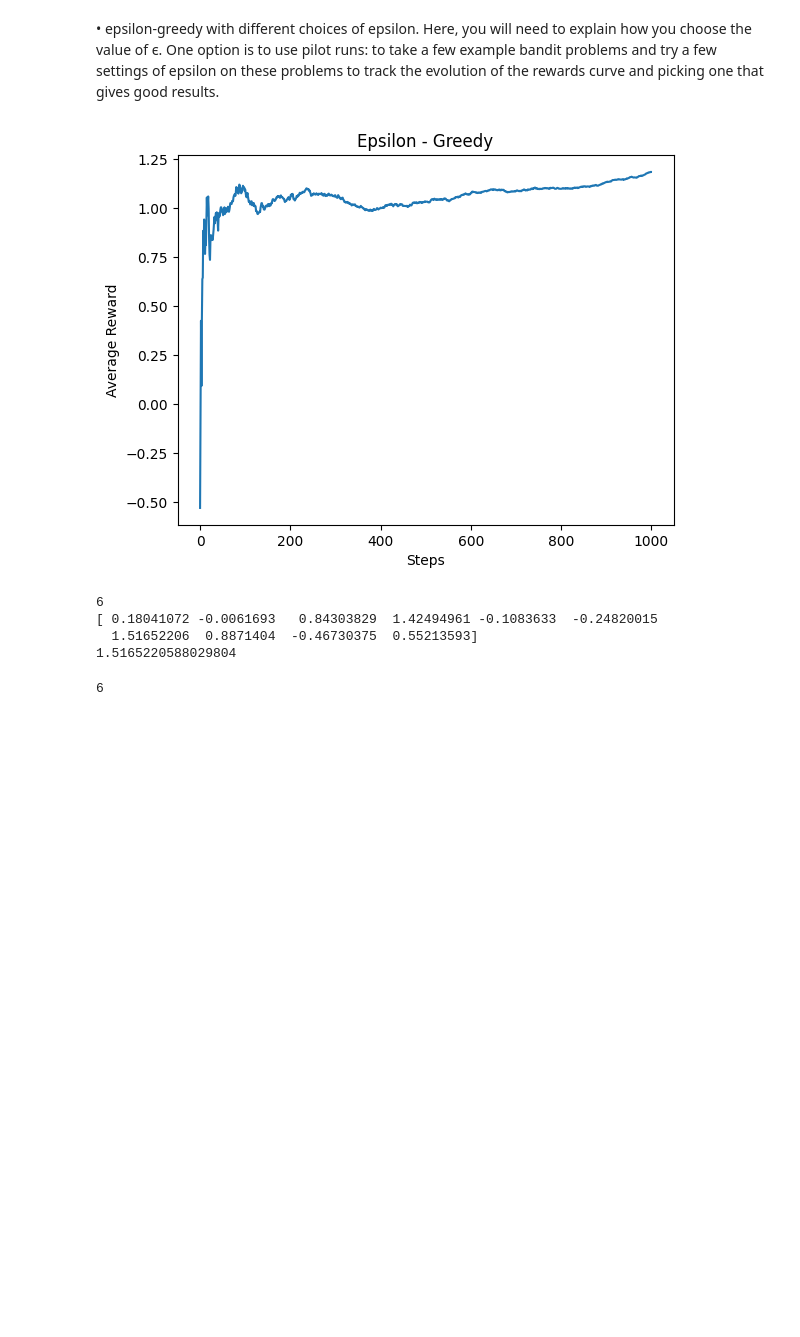
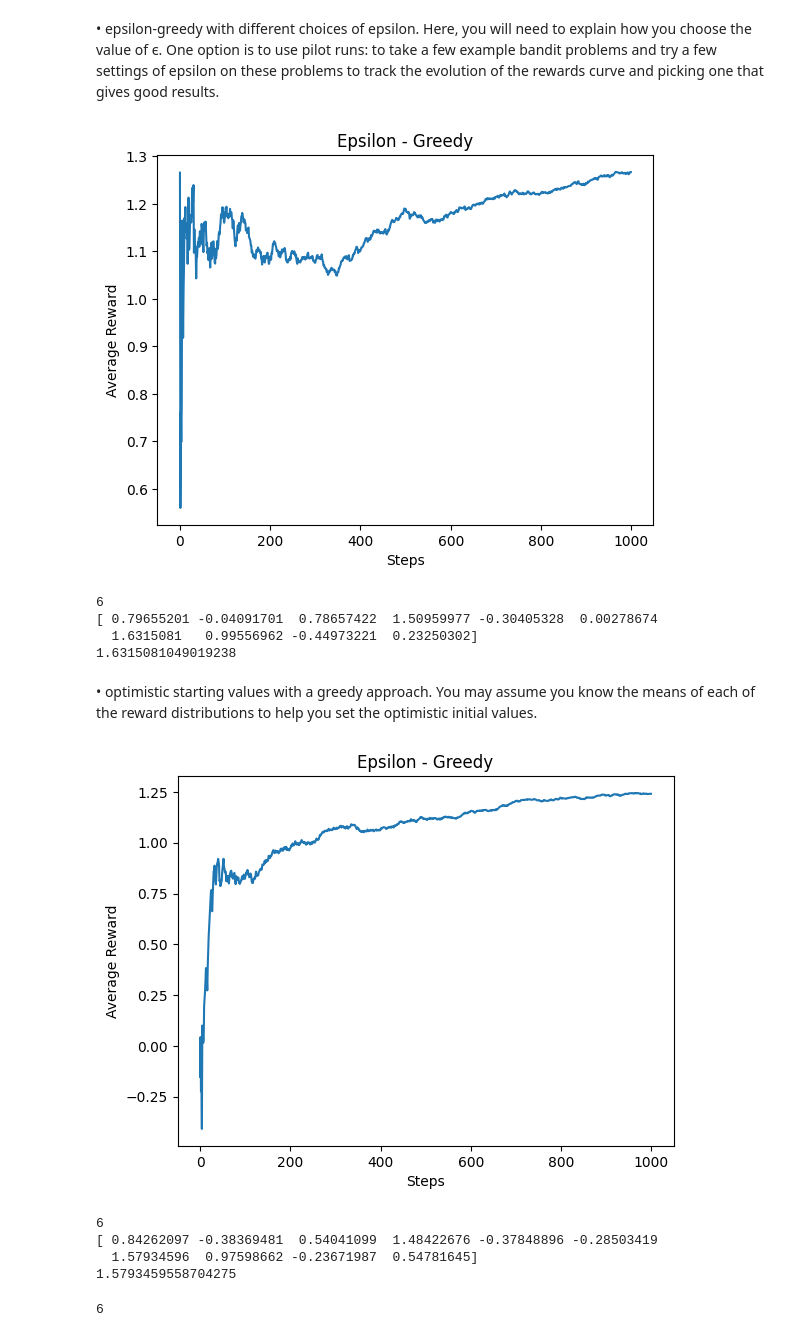
Before and after one commit to Mausoleoo/Multi-Armed-Bandit-Algorithm, a Jupyter notebook: Bandit Learning.ipynb, the cells around one changed output. Saved outputs shown, nothing was run; the diff lists cells and outputs as text; code cells hidden in the pictures; blank space fills up the shorter version.

```diff
--- a/Bandit Learning.ipynb
+++ b/Bandit Learning.ipynb
@@ -21,11 +75,3 @@ individually or in pairs.
 1 Part 1
 
 We start by looking at a simple bandit problem with stationary reward distributions. Consider the socalled k-armed testbed, with k = 10, with normally distributed rewards. Generate a set of ten means µ1, . . . , µ10 from a N(0, 1) distribution and suppose that the arms 1 through 10 have N(µi, 1) reward distributions where i = 1, . . . , 10. You goal is to learn the action values corresponding to each of the 10 arms, i.e., the expected rewards q∗ (a) for a = 1, . . . 10 using the different methods we discussed for doing so.
-# %%
-# Number of arms
-Arms = 10
-# Number of steps
-steps = 1000
-# Generate true means for the 10 arms from N(0, 1)
-np.random.seed(42)
-Means = (np.random.normal(0, 1, Arms))
@@ -128,11 +187,66 @@ print(Highest_Number)
 print(Q)
 print(Q[Highest_Number])
 # %% [output]
-[figure, old version]
+[figure, new version]
 6
-[ 0.18041072 -0.0061693   0.84303829  1.42494961 -0.1083633  -0.24820015
-  1.51652206  0.8871404  -0.46730375  0.55213593]
-1.5165220588029804
+[ 0.79655201 -0.04091701  0.78657422  1.50959977 -0.30405328  0.00278674
+  1.6315081   0.99556962 -0.44973221  0.23250302]
+1.6315081049019238
+# %% [markdown]
+• optimistic starting values with a greedy approach. You may assume you know the means of each of the reward distributions to help you set the optimistic initial values.
+# %%
+epsilon = 0.5
+min_epsilon = 0.1
+decay_rate = 0.0004
+
+# Initialize Q and N
+Q = [5] * 10
+N = np.ones(Arms)
+
+# Run every action once
+
+Q = (np.random.normal(Means, 1, Arms))
+
+# This array is just for ploting purposes
+Reward_list = []
+
+for step in range(steps):
+    # random.random() takes a value between 0 and 1
+    if random.random() < epsilon:
+        # Get Random number
+        Highest_Number = random.randint(0, 9)
+    else:
+        #Get Highest number in Q
+        Highest_Number = np.argmax(Q)
+
+    #Get Reward
+    Reward = (np.random.normal(Means[Highest_Number], 1))
+
+    Reward_list.append(Reward)
+
+    # Update number of N_i by 1
+    N[Highest_Number] += 1
+
+    # Update Q
+    Q[Highest_Number] += (Reward - Q[Highest_Number]) / N[Highest_Number]
+
+    epsilon = max(min_epsilon, epsilon - decay_rate)
+
+plt.plot(np.arange(steps), np.cumsum(np.array(Reward_list)) / (np.arange(steps) + 1))
+plt.xlabel('Steps')
+plt.ylabel('Average Reward')
+plt.title('Epsilon - Greedy')
+plt.show()
+
+print(Highest_Number)
+print(Q)
+print(Q[Highest_Number])
+# %% [output]
+[figure, added]
+6
+[ 0.84262097 -0.38369481  0.54041099  1.48422676 -0.37848896 -0.28503419
+  1.57934596  0.97598662 -0.23671987  0.54781645]
+1.5793459558704275
 # %%
 # %% [output]
 6
```
Also changed, not shown: parts of 4 cells of this notebook.
